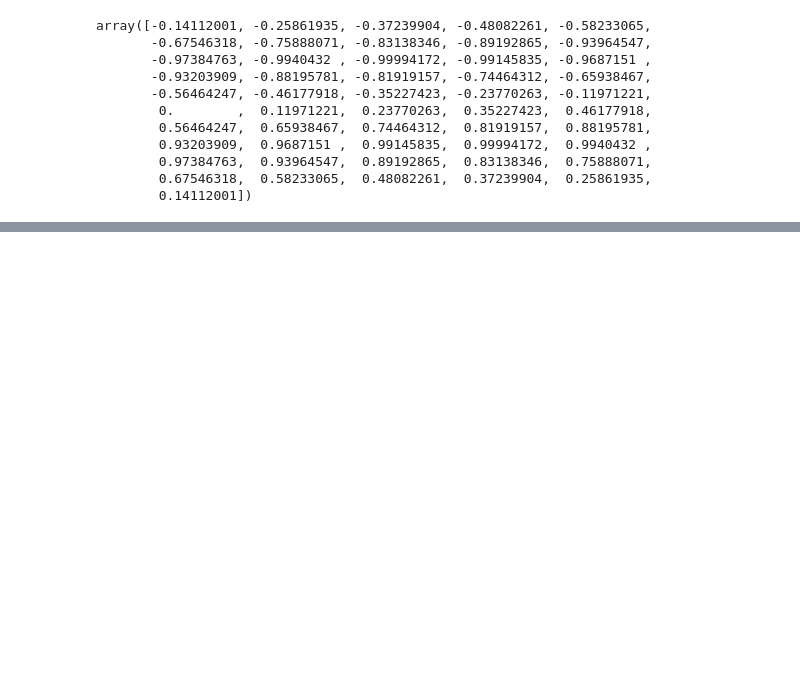
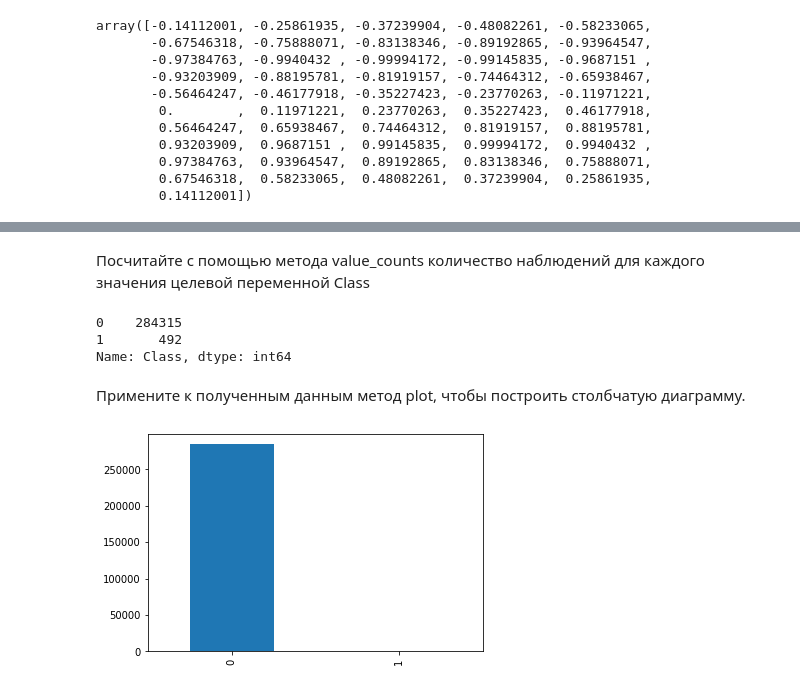
Before and after one commit to abpinduction/PythonDSByGeekBrains, a Jupyter notebook: 5. Homework. Визуализация данных в Matplotlib. *.ipynb, the cells around one changed output, grey strips where cells are left out. Drawn from its saved outputs; the diff is of its cells as text; code cells hidden in the pictures; blank space fills up the shorter version.

```diff
--- a/5. Homework. Визуализация данных в Matplotlib. *.ipynb
+++ b/5. Homework. Визуализация данных в Matplotlib. *.ipynb
@@ -174,0 +150,18 @@ num_of_V_for_Class = pd.value_count
+# %% [markdown]
+Посчитайте с помощью метода value_counts количество наблюдений для каждого значения целевой переменной
+Class
+# %%
+a = df.Class.value_counts()
+a
+# %% [output]
+0    284315
+1       492
+Name: Class, dtype: int64
+# %% [markdown]
+Примените к полученным данным метод plot, чтобы построить столбчатую диаграмму.
+# %%
+a.plot(kind="bar")
+
+plt.show()
+# %% [output]
+[figure, added]
```
Also changed, not shown: parts of 17 cells of this notebook.
